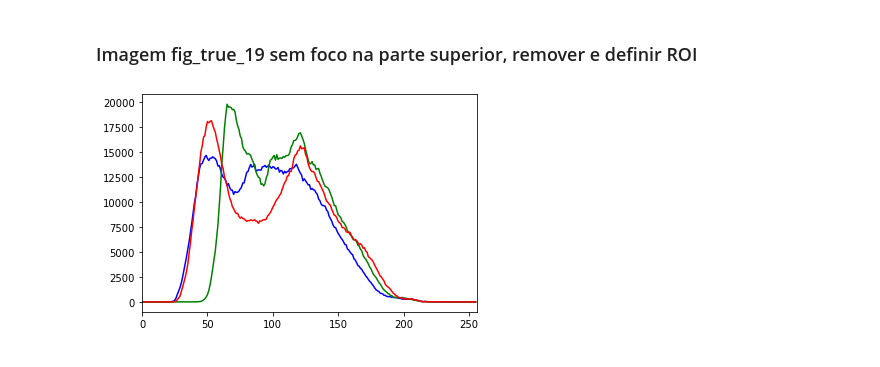
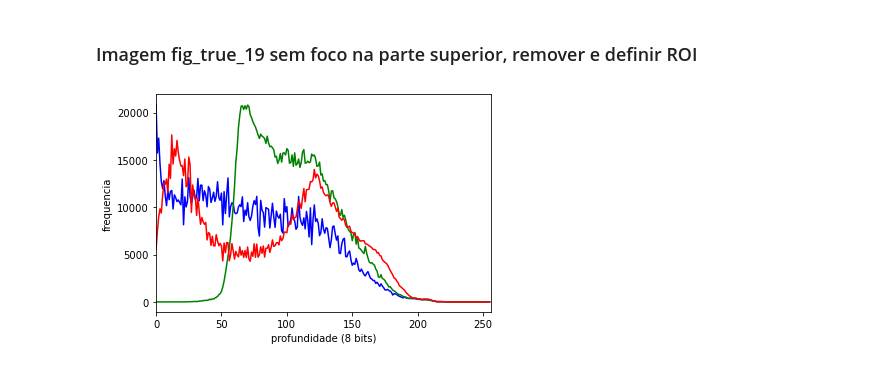
Before and after one commit to josenalde/palmaS_counting_system, a Jupyter notebook: src/script_2.ipynb, the cells around one changed output. Drawn from its saved outputs; the diff is of its cells as text; code cells hidden in the pictures.

```diff
--- a/src/script_2.ipynb
+++ b/src/script_2.ipynb
@@ -20,0 +26,10 @@ Dim:(960, 1600, 3)
+# %%
+#equalizar HSV
+hsv = cv.cvtColor(bgr, cv.COLOR_BGR2HSV)
+hsv_eq = 'eq_s'
+hsv[:,:,1] = cv.equalizeHist(hsv[:,:,1])  #equalization S channel
+bgr = cv.cvtColor(hsv, cv.COLOR_HSV2BGR) #back conversion to BGR
+file_equalized = file + '_equalized.jpg'
+cv.imwrite(file_equalized, bgr)
+#cv.waitKey(0)
+#cv.destroyAllWindows()
@@ -21,5 +44,7 @@ Dim:(960, 1600, 3)
 # %% [markdown]
 ### Imagem fig_true_19 sem foco na parte superior, remover e definir ROI
 # %%
-# Cropping an image
-#bgr_roi = bgr[43:bgr.shape[0],:,:]
+if file == 'fig_true_19.jpg':
+    # Cropping an image
+    bgr = bgr[43:bgr.shape[0],:,:]
+    print(bgr.shape)
@@ -38,20 +61,23 @@ def filtroRGB(src,r,g,b):
 # %%
 bgr_split_channels = cv.split(bgr)
 
 # numero de bins do histograma
 hist_size = 256
 # faixa de valores de cada canal
 hist_range = (0, 256) #0-255 (8 bits)
 accumulate = False
 
+histr = []
 color = ('b','g','r') #h, s, v
 for i,col in enumerate(color):
-    histr = cv.calcHist(bgr_split_channels,[i],None, [hist_size], hist_range, accumulate=accumulate)
-    plt.plot(histr, color = col)
+    histr.append(cv.calcHist(bgr_split_channels,[i],None, [hist_size], hist_range, accumulate=accumulate))
+    plt.plot(histr[i], color = col)
     plt.xlim([0,256])
+plt.xlabel('profundidade (8 bits)')
+plt.ylabel('frequencia')
 plt.show()
 # %% [output]
-[figure, old version]
+[figure, new version]
 # %%
 #desaturation - convert bgr to gray for limiarization
 gray = cv.cvtColor(bgr, cv.COLOR_BGR2GRAY)
```
Also changed, not shown: parts of 15 cells of this notebook.
